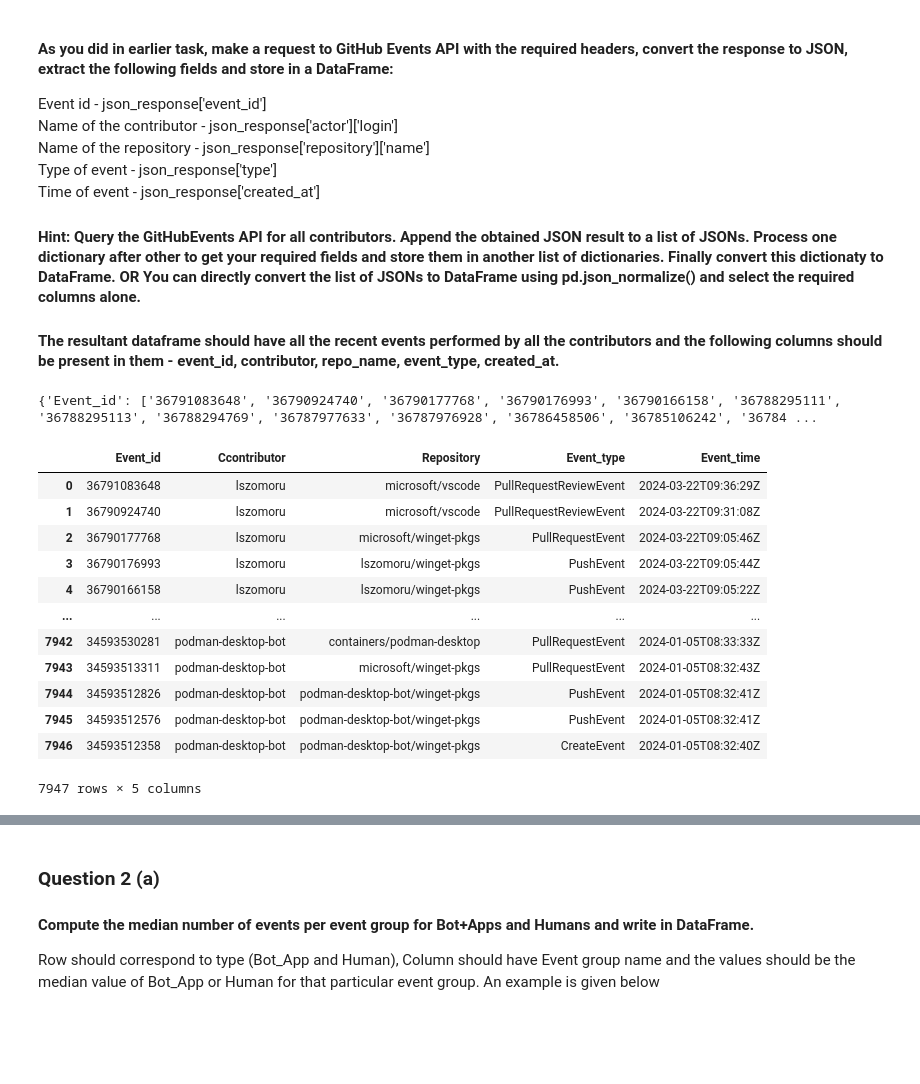
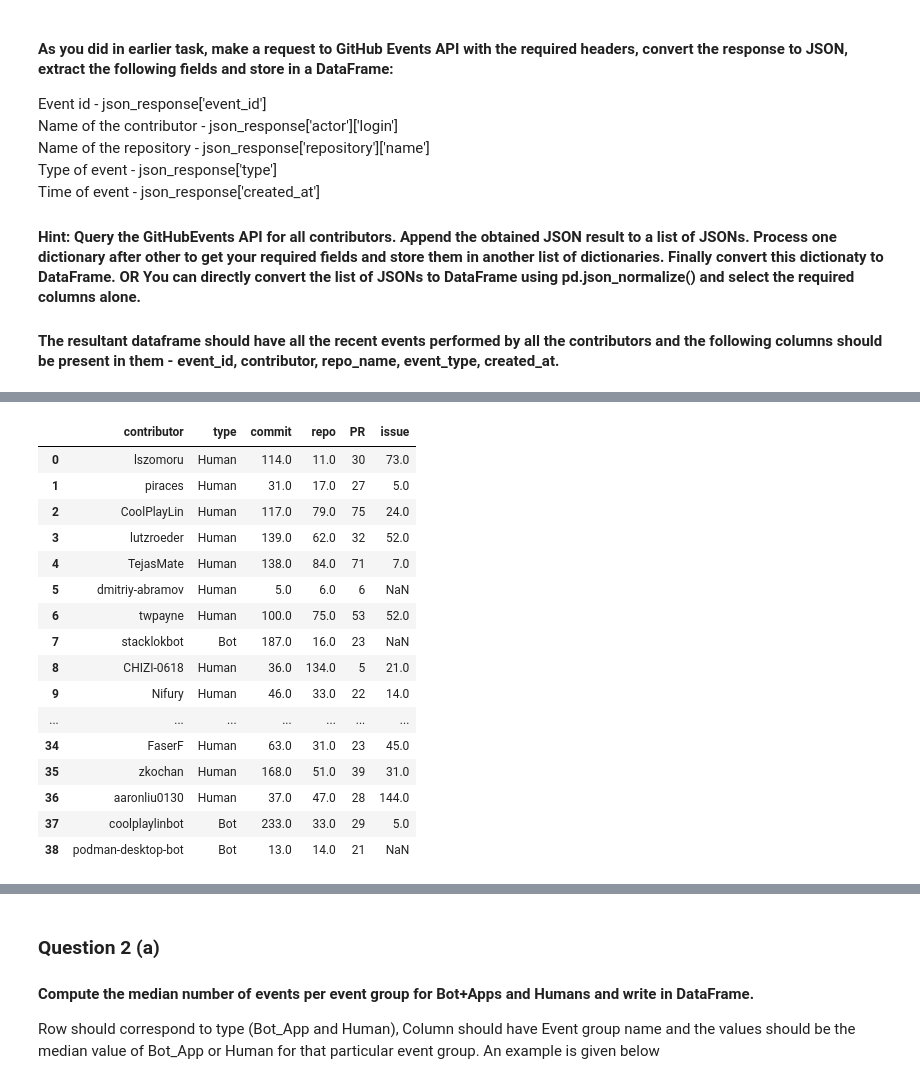
Before and after one commit to Super-JK/Software_Evolution_TP3_2024, a Jupyter notebook: TP3_template.ipynb, the cells around one changed output, grey strips where cells are left out. Cells and saved outputs as stored; diff of their text form; code cells hidden in the pictures; blank space fills up the shorter version.

```diff
--- a/TP3_template.ipynb
+++ b/TP3_template.ipynb
@@ -12,7 +13,7 @@ from statsmodels.stats.inter_rater import fleiss_kappa,aggregate_raters
 from scipy.stats import mannwhitneyu,shapiro,ttest_ind
 # %%
 QUERY_ROOT = "https://api.github.com"
-TOKEN = '' # write your GitHub API key here
+TOKEN = os.getenv("GH_TOKEN") # write your GitHub API key here
 HEADERS={'Authorization':'token '+TOKEN}
 # %% [markdown]
 ## Section 3
@@ -72,13 +73,13 @@ print(names)
 # 7. Display the DataFrame. This should have two columns - contributor and app
 
 # YOUR CODE BELOW
-# app_list_dict = []
-# for contributor in names:
-#     query = f'{QUERY_ROOT}/users/{contributor}'
-#     response = requests.get(query, headers=HEADERS)
-#     json_response = response.json()
-#     is_app = json_response['type'] == "Bot"
-#     app_list_dict.append({'contributor':contributor, 'app':is_app})
+app_list_dict = []
+for contributor in names:
+    query = f'{QUERY_ROOT}/users/{contributor}'
+    response = requests.get(query, headers=HEADERS)
+    json_response = response.json()
+    is_app = json_response['type'] == "Bot"
+    app_list_dict.append({'contributor':contributor, 'app':is_app})
 app_df = pd.DataFrame.from_dict(app_list_dict)
 print(app_df)
 # %% [output]
@@ -424,26 +425,11 @@ for contributor in names:
             data["Repository"].append(json_response['repo']['name'])
             data["Event_type"].append(json_response['type'])
             data["Event_time"].append(json_response['created_at'])
-print(data)
-# %% [output]
-{'Event_id': ['36791083648', '36790924740', '36790177768', '36790176993', '36790166158', '36788295111', '36788295113', '36788294769', '36787977633', '36787976928', '36786458506', '36785106242', '36784 ...
 # %%
 edf = pd.DataFrame(data)
+edf = edf.rename(columns={"Event_id":"event_id","Ccontributor":"contributor","Repository":"repository","Event_type":"event_type","Event_time":"event_time"})
 edf
+edf.to_csv("./microsoft_winget-pkgs_2/event.csv")
-# %% [output]
-|  | Event_id | Ccontributor | Repository | Event_type | Event_time |
-| 0 | 36791083648 | lszomoru | microsoft/vscode | PullRequestReviewEvent | 2024-03-22T09:36:29Z |
-| 1 | 36790924740 | lszomoru | microsoft/vscode | PullRequestReviewEvent | 2024-03-22T09:31:08Z |
-| 2 | 36790177768 | lszomoru | microsoft/winget-pkgs | PullRequestEvent | 2024-03-22T09:05:46Z |
-| 3 | 36790176993 | lszomoru | lszomoru/winget-pkgs | PushEvent | 2024-03-22T09:05:44Z |
-| 4 | 36790166158 | lszomoru | lszomoru/winget-pkgs | PushEvent | 2024-03-22T09:05:22Z |
-| ... | ... | ... | ... | ... | ... |
-| 7942 | 34593530281 | podman-desktop-bot | containers/podman-desktop | PullRequestEvent | 2024-01-05T08:33:33Z |
-| 7943 | 34593513311 | podman-desktop-bot | microsoft/winget-pkgs | PullRequestEvent | 2024-01-05T08:32:43Z |
-| 7944 | 34593512826 | podman-desktop-bot | podman-desktop-bot/winget-pkgs | PushEvent | 2024-01-05T08:32:41Z |
-| 7945 | 34593512576 | podman-desktop-bot | podman-desktop-bot/winget-pkgs | PushEvent | 2024-01-05T08:32:41Z |
-| 7946 | 34593512358 | podman-desktop-bot | podman-desktop-bot/winget-pkgs | CreateEvent | 2024-01-05T08:32:40Z |
-7947 rows × 5 columns
 # %% [markdown]
 ### Question 1
 #### Group each event into the following four categories
@@ -473,5 +459,47 @@ commit_group = ['CommitCommentEvent', 'PushEvent']
 repo_group = ['CreateEvent', 'DeleteEvent', 'ForkEvent', 'GollumEvent', 'MemberEvent', 'PublicEvent', 'ReleaseEvent', 'SponsorshipEvent', 'WatchEvent']
 # %%
 # YOUR CODE BELOW
+total = {}
+for ind in edf.index:
+    cont = total.setdefault(edf['contributor'][ind],{"contributor":edf['contributor'][ind]})
+    typ = edf['event_type'][ind]
+    if typ in issue_group:
+        cont.setdefault("issue",0)
+        cont["issue"] +=1
+    elif typ in pr_group:
+        cont.setdefault("PR",0)
+        cont["PR"] +=1
+    elif typ in commit_group:
+        cont.setdefault("commit",0)
+        cont["commit"] +=1
+    elif typ in repo_group:
+        cont.setdefault("repo",0)
+        cont["repo"] +=1
+
+tdf = pd.DataFrame()
+for v in total.values():
+    tdf = pd.concat([tdf, pd.DataFrame(v,index=[0])],ignore_index=True)
+tdf = pd.merge(df, tdf, on='contributor')
+tdf = tdf.rename(columns={"bothunter":"type"})
+tdf.to_csv('./microsoft_winget-pkgs_2/event_count.csv')
+tdf
+# %% [output]
+|  | contributor | type | commit | repo | PR | issue |
+| 0 | lszomoru | Human | 114.0 | 11.0 | 30 | 73.0 |
+| 1 | piraces | Human | 31.0 | 17.0 | 27 | 5.0 |
+| 2 | CoolPlayLin | Human | 117.0 | 79.0 | 75 | 24.0 |
+| 3 | lutzroeder | Human | 139.0 | 62.0 | 32 | 52.0 |
+| 4 | TejasMate | Human | 138.0 | 84.0 | 71 | 7.0 |
+| 5 | dmitriy-abramov | Human | 5.0 | 6.0 | 6 | NaN |
+| 6 | twpayne | Human | 100.0 | 75.0 | 53 | 52.0 |
+| 7 | stacklokbot | Bot | 187.0 | 16.0 | 23 | NaN |
+| 8 | CHIZI-0618 | Human | 36.0 | 134.0 | 5 | 21.0 |
+| 9 | Nifury | Human | 46.0 | 33.0 | 22 | 14.0 |
+| ... | ... | ... | ... | ... | ... | ... |
+| 34 | FaserF | Human | 63.0 | 31.0 | 23 | 45.0 |
+| 35 | zkochan | Human | 168.0 | 51.0 | 39 | 31.0 |
+| 36 | aaronliu0130 | Human | 37.0 | 47.0 | 28 | 144.0 |
+| 37 | coolplaylinbot | Bot | 233.0 | 33.0 | 29 | 5.0 |
+| 38 | podman-desktop-bot | Bot | 13.0 | 14.0 | 21 | NaN |
 # %%
 # YOUR CODE BELOW
```
Also changed, not shown: parts of 7 cells of this notebook, 4 other files.
